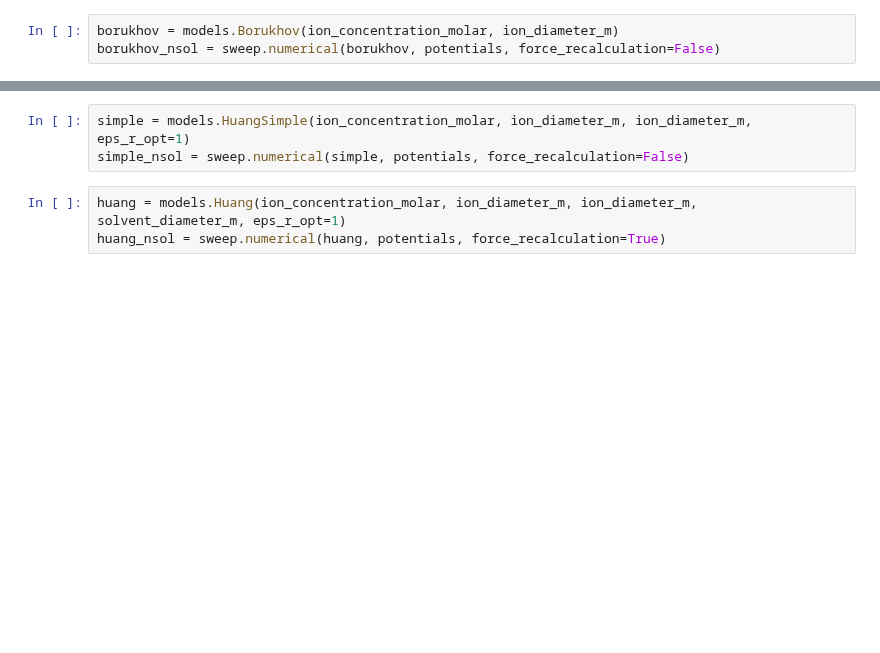
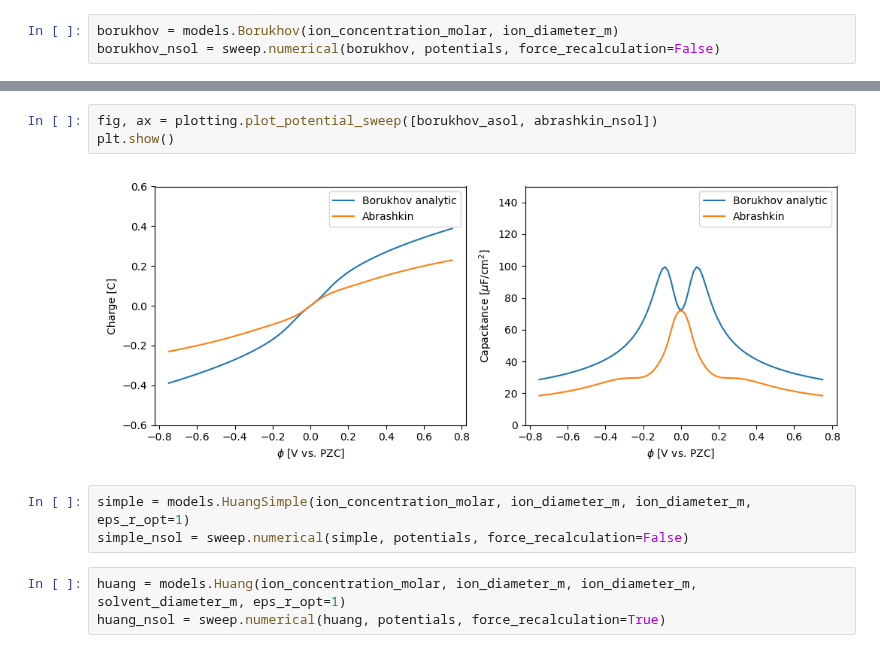
Before and after one commit to lucasdekam/frumkin, a Jupyter notebook: potential_sweeps.ipynb, the cells around one changed output, grey strips where cells are left out. Drawn from its saved outputs; the diff is of its cells as text; blank space fills up the shorter version.

```diff
--- a/potential_sweeps.ipynb
+++ b/potential_sweeps.ipynb
@@ -26,3 +36,8 @@ abrashkin_nsol = sweep.numerical(abrashkin, potentials, force_recalculation=True
+# %%
+fig, ax = plotting.plot_potential_sweep([borukhov_asol, abrashkin_nsol])
+plt.show()
+# %% [output]
+[figure, added]
 # %%
 simple = models.HuangSimple(ion_concentration_molar, ion_diameter_m, ion_diameter_m, eps_r_opt=1)
 simple_nsol = sweep.numerical(simple, potentials, force_recalculation=False)
```
Also changed, not shown: parts of 5 cells of this notebook.
